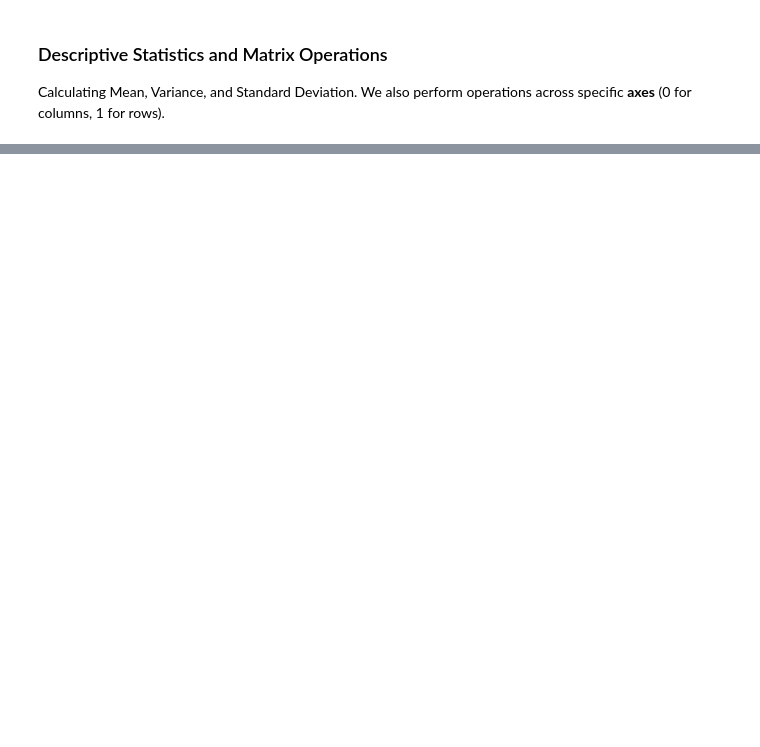
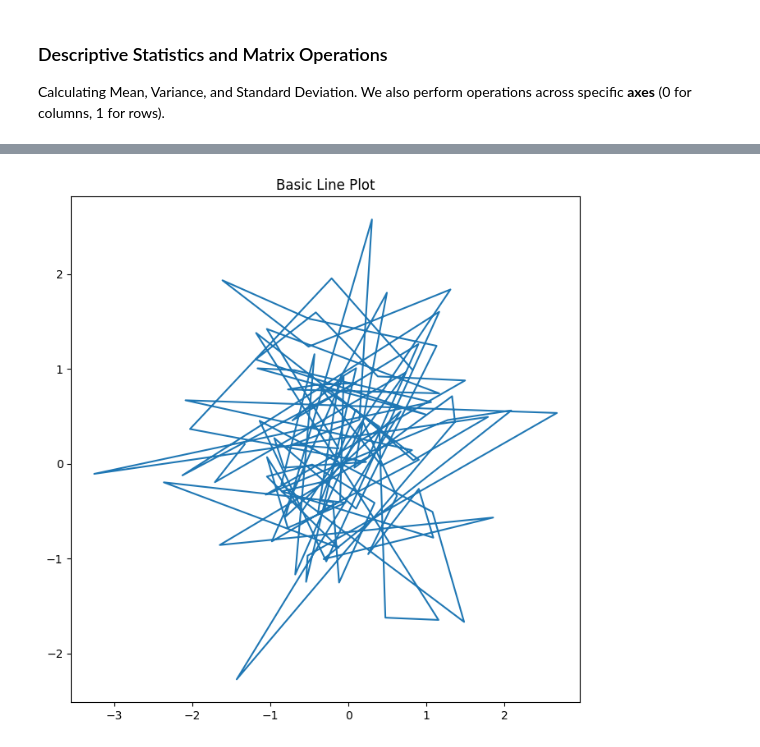
Before and after one commit to guillaume-ottolini/ISLP-Training, a Jupyter notebook: notebooks/ch2_intro_lab.ipynb, the cells around one changed output, grey strips where cells are left out. Saved outputs shown, nothing was run; the diff lists cells and outputs as text; code cells hidden in the pictures; blank space fills up the shorter version.

```diff
--- a/notebooks/ch2_intro_lab.ipynb
+++ b/notebooks/ch2_intro_lab.ipynb
@@ -236,0 +252,21 @@ Mean across axis 0 (short syntax): [ 0.15030588  0.14030961 -0.34238602]
+# %%
+from matplotlib.pyplot import subplots
+import numpy as np
+
+# Generate reproducible sample data for plotting examples.
+rng = np.random.default_rng(1303)
+x = rng.standard_normal(100)
+y = rng.standard_normal(100)
+
+def plot_basic_function(x_values, y_values, figsize=(8, 8)):
+    """Create a basic line plot and return the figure/axes objects."""
+    fig, ax = subplots(figsize=figsize)
+    ax.plot(x_values, y_values)
+    ax.set_title("Basic Line Plot")
+    return fig, ax
+
+# Run the first plotting example.
+fig_basic, ax_basic = plot_basic_function(x, y)
+fig_basic;
+# %% [output]
+[figure, added]
```
Also changed, not shown: parts of 11 cells of this notebook, 3 other files.
